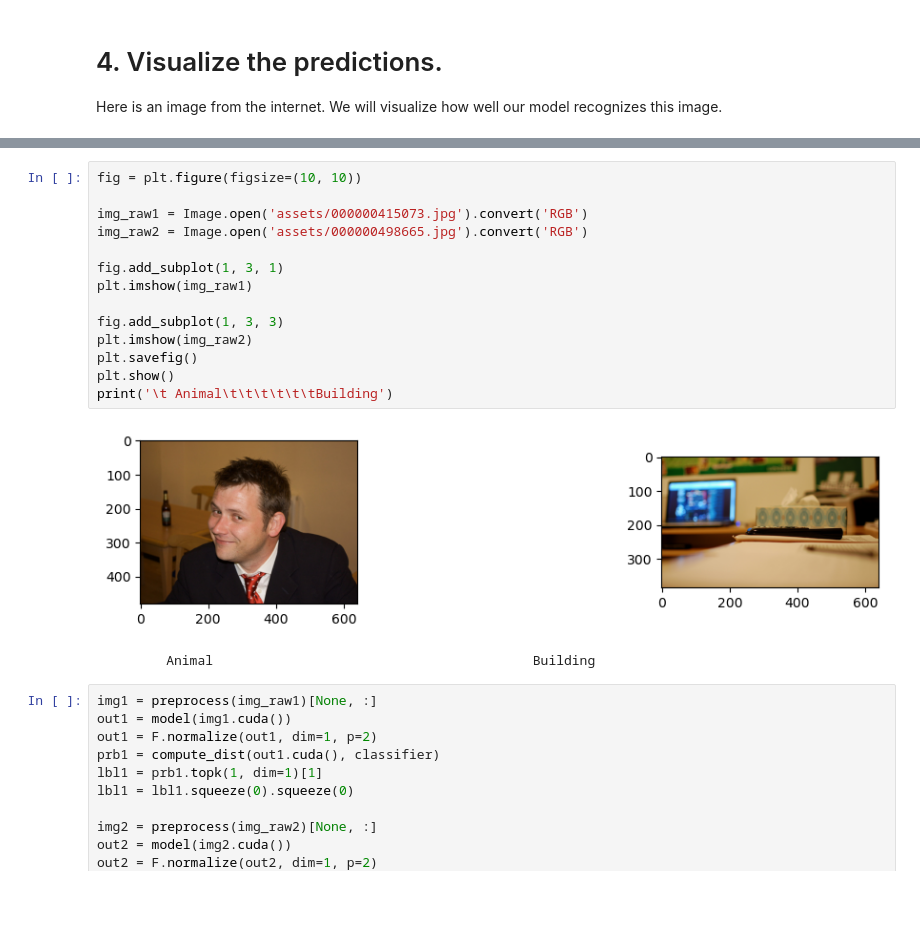
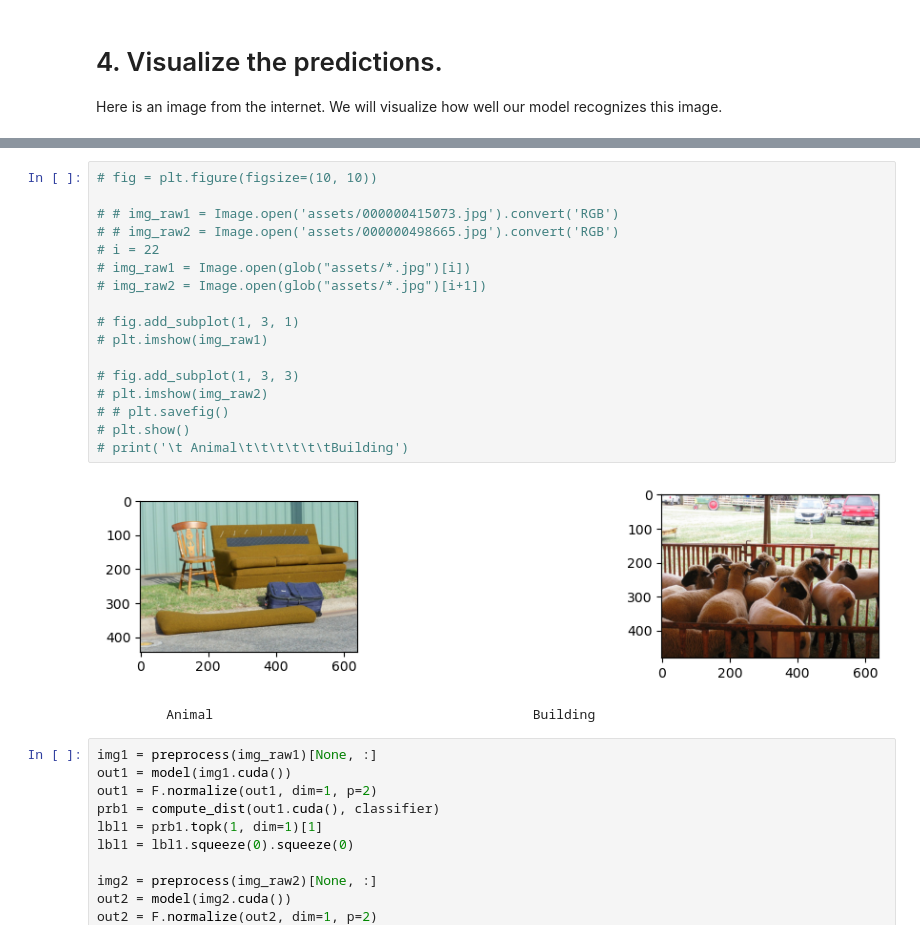
Before and after one commit to danzz006/PiCIE, a Jupyter notebook: visualize.ipynb, the cells around one changed output, grey strips where cells are left out. Drawn from its saved outputs; the diff is of its cells as text; blank space fills up the shorter version.

```diff
--- a/visualize.ipynb
+++ b/visualize.ipynb
@@ -224,19 +269,22 @@ Here is an image from the internet. We will visualize how well our model recogni
 # %%
-fig = plt.figure(figsize=(10, 10))
+# fig = plt.figure(figsize=(10, 10))
 
-img_raw1 = Image.open('assets/000000415073.jpg').convert('RGB')
-img_raw2 = Image.open('assets/000000498665.jpg').convert('RGB')
+# # img_raw1 = Image.open('assets/000000415073.jpg').convert('RGB')
+# # img_raw2 = Image.open('assets/000000498665.jpg').convert('RGB')
+# i = 22
+# img_raw1 = Image.open(glob("assets/*.jpg")[i])
+# img_raw2 = Image.open(glob("assets/*.jpg")[i+1])
 
-fig.add_subplot(1, 3, 1)
-plt.imshow(img_raw1)
+# fig.add_subplot(1, 3, 1)
+# plt.imshow(img_raw1)
 
-fig.add_subplot(1, 3, 3)
-plt.imshow(img_raw2)
-plt.savefig()
-plt.show()
-print('\t Animal\t\t\t\t\t\tBuilding')
+# fig.add_subplot(1, 3, 3)
+# plt.imshow(img_raw2)
+# # plt.savefig()
+# plt.show()
+# print('\t Animal\t\t\t\t\t\tBuilding')
 # %% [output]
-[figure, old version]
+[figure, new version]
          Animal                                         Building
 # %%
 img1 = preprocess(img_raw1)[None, :]
```
Also changed, not shown: parts of 20 cells of this notebook, 10 other files.
